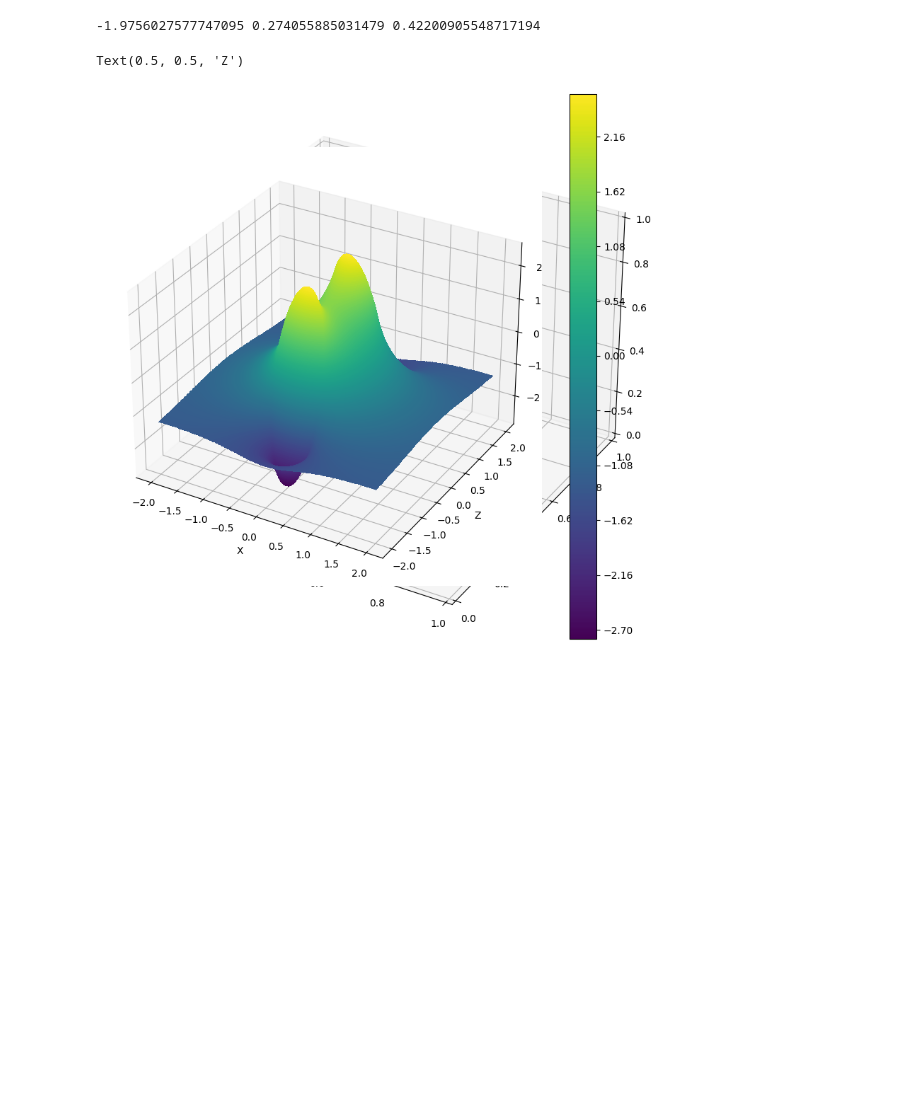
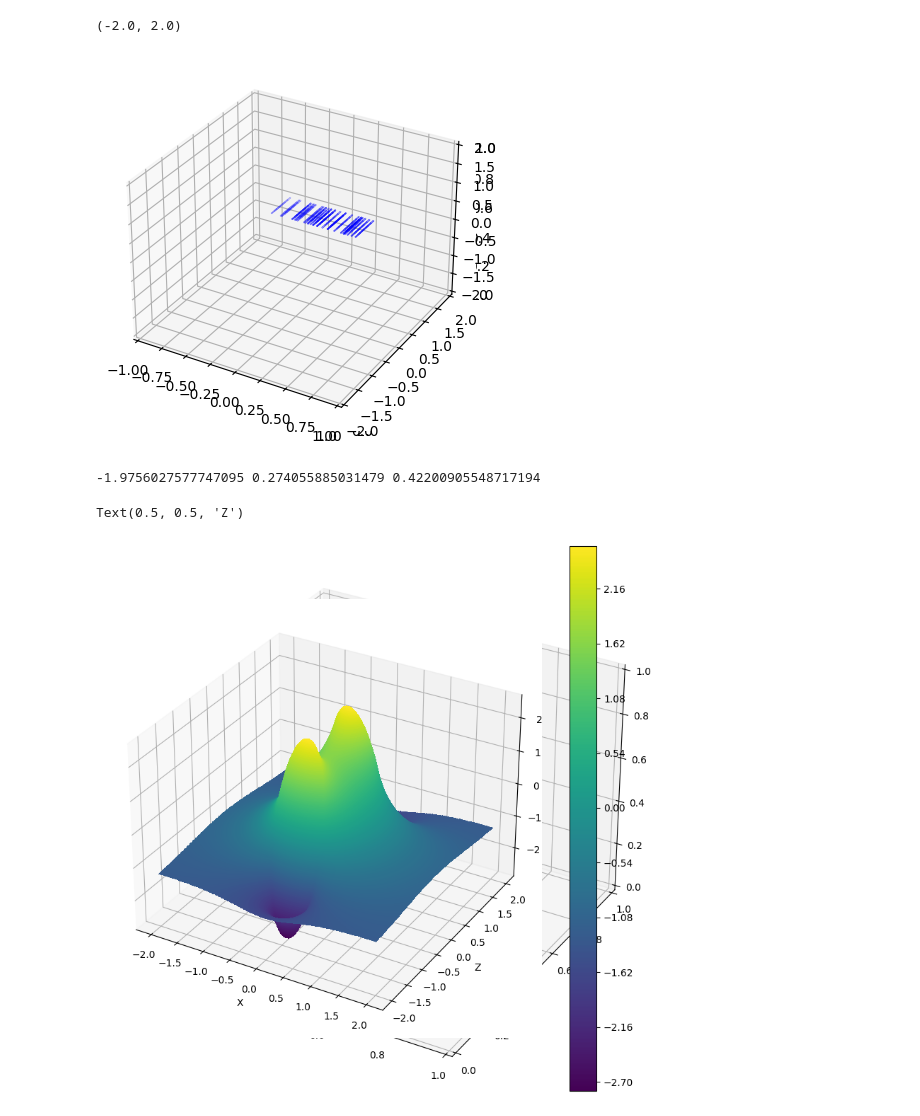
Before and after one commit to zhizhiL/norbury_rings, a Jupyter notebook: norbury_family_3D.ipynb, the cells around one changed output. Drawn from its saved outputs; the diff is of its cells as text; code cells hidden in the pictures; blank space fills up the shorter version.

```diff
--- a/norbury_family_3D.ipynb
+++ b/norbury_family_3D.ipynb
@@ -35,3 +66,14 @@ print(X_polar[132,35,57], Y_cartesian[132,35,57], Z_cartesian[132,35,57], Ux_car
+# %%
+fig, ax = plt.subplots(subplot_kw=dict(projection='3d'))
+ax = fig.add_subplot(111, projection='3d')
+# ax.scatter3D(X_polar[::10, ::10, ::10].flatten(), Y_cartesian[::10, ::10, ::10].flatten(), Z_cartesian[::10, ::10, ::10].flatten(), c='r', s=0.1)
+ax.scatter3D(X_core[::100, ::100, 0].flatten(), Y_core_cartesian[::100, ::100, 0].flatten(), Z_core_cartesian[::100, ::100, 0].flatten(), c='b', s=0.1)
+ax.set_xlim(-1, 1)
+ax.set_ylim(-2, 2)
+ax.set_zlim(-2, 2)
+# %% [output]
+(-2.0, 2.0)
+[figure, added]
 # %%
 print(Ux_file[132, 35], Ur_file[132, 35]*np.cos(theta[57]), Ur_file[132, 35]*np.sin(theta[57]))
 # %% [output]
```
Also changed, not shown: parts of 4 cells of this notebook, 4 other files.
